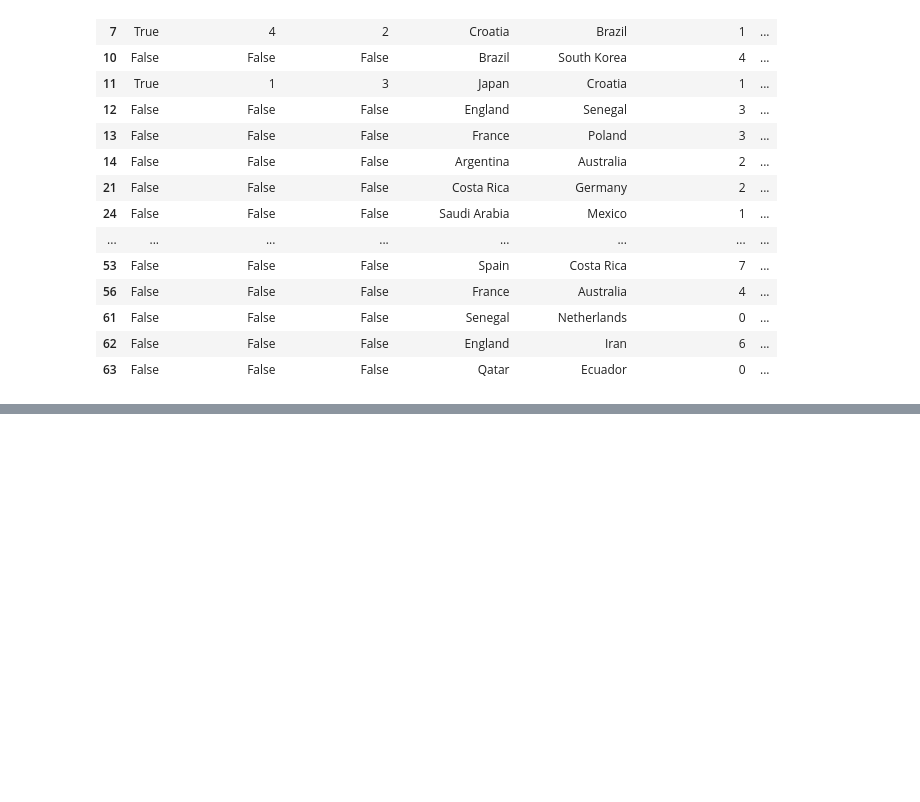
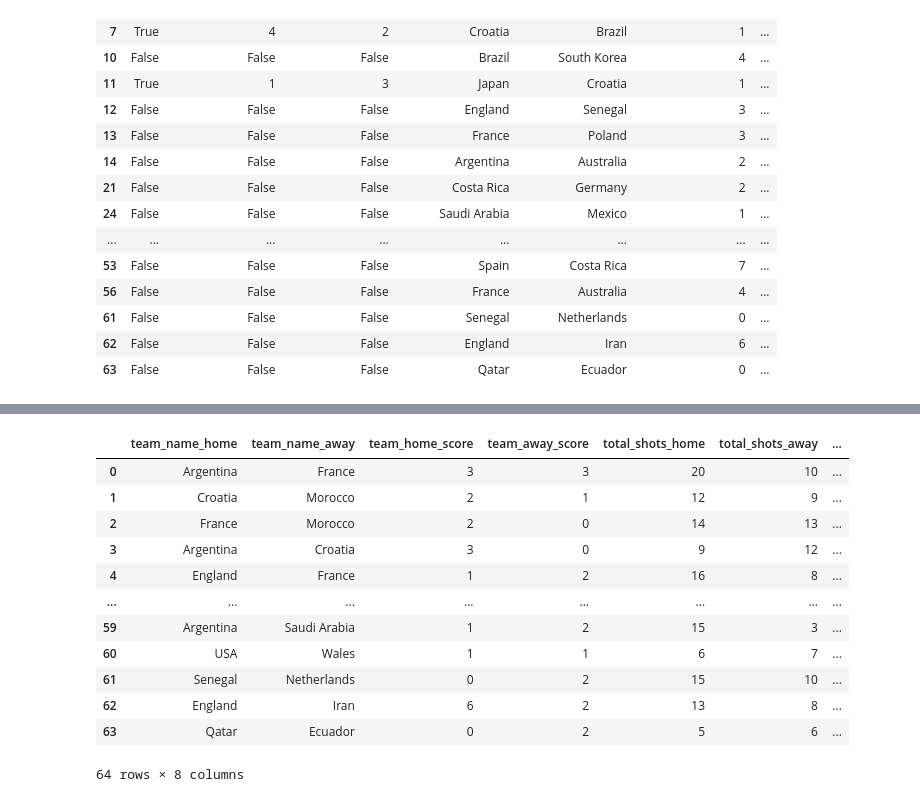
Before and after one commit to caiocmb7/projetos, a Jupyter notebook: ML&AI/world cup 2022/worldcup_eda.ipynb, the cells around one changed output, grey strips where cells are left out. Cells and saved outputs as stored; diff of their text form; code cells hidden in the pictures; blank space fills up the shorter version.

```diff
--- a/ML&AI/world cup 2022/worldcup_eda.ipynb
+++ b/ML&AI/world cup 2022/worldcup_eda.ipynb
@@ -471,0 +663,27 @@ df_ball_possession[df_ball_possession.ball_possession_analysis == "Y"]
+# %%
+columns = [
+    "team_name_home",
+    "team_name_away",
+    "team_home_score",
+    "team_away_score",
+    "total_shots_home",
+    "total_shots_away",
+    "shots_on_target_home",
+    "shots_on_target_away",
+]
+df_efetive_goals = df[columns]
+df_efetive_goals
+# %% [output]
+|  | team_name_home | team_name_away | team_home_score | team_away_score | total_shots_home | total_shots_away | ... |
+| 0 | Argentina | France | 3 | 3 | 20 | 10 | ... |
+| 1 | Croatia | Morocco | 2 | 1 | 12 | 9 | ... |
+| 2 | France | Morocco | 2 | 0 | 14 | 13 | ... |
+| 3 | Argentina | Croatia | 3 | 0 | 9 | 12 | ... |
+| 4 | England | France | 1 | 2 | 16 | 8 | ... |
+| ... | ... | ... | ... | ... | ... | ... | ... |
+| 59 | Argentina | Saudi Arabia | 1 | 2 | 15 | 3 | ... |
+| 60 | USA | Wales | 1 | 1 | 6 | 7 | ... |
+| 61 | Senegal | Netherlands | 0 | 2 | 15 | 10 | ... |
+| 62 | England | Iran | 6 | 2 | 13 | 8 | ... |
+| 63 | Qatar | Ecuador | 0 | 2 | 5 | 6 | ... |
+64 rows × 8 columns
```
Also changed, not shown: parts of 21 cells of this notebook.
